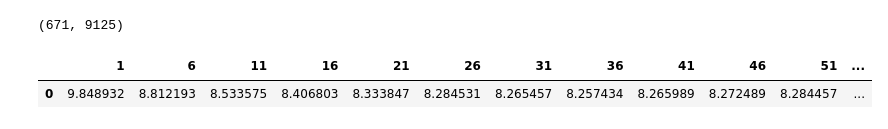
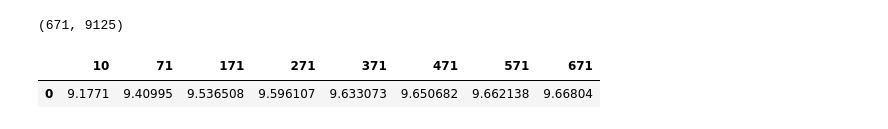
Before and after one commit to ElenaVillano/sistemas_recomendacion, a Jupyter notebook: el_bueno.ipynb, the cells around one changed output. Cells and saved outputs as stored; diff of their text form; code cells hidden in the pictures.

```diff
--- a/el_bueno.ipynb
+++ b/el_bueno.ipynb
@@ -255,5 +187,5 @@ def plot_learning_curve(model):
 # %%
-als = ExplicitMF(n_iters = 20, n_factors = 600, reg = 1)
+als = ExplicitMF(n_iters = 15, k = 36, _lambda = 0.01)
 als.fit(train, test)
 plot_learning_curve(als)
 # %% [output]
@@ -261,8 +197,9 @@ plot_learning_curve(als)
 # %%
-K = 5
+n_folds = 5
 # %%
 K_list = []
-for i in range(1, 100, 5):
+#for i in range(1, train.shape[0], 10):
+for i in range(1, train.shape[0], 100):
     K_list.append(i)
 # %%
 K_list
@@ -271,5 +208,5 @@ K_list
 # %%
-#K_list = [10,71,171,271,371,471,571,671]
+K_list = [10,71,171,271,371,471,571,671]
 # %%
 df_k = pd.DataFrame(0.0, index=range(1), columns=K_list)
 data = train
@@ -278,32 +215,35 @@ data.shape
 # %% [output]
 (671, 9125)
 # %%
+df_k = pd.DataFrame(0.0, index=range(1), columns=K_list)
+data = train
+
 # Dividimos los datos en chunk de igual tamaño de forma vertical
-chunks = np.hsplit(data, K)
+chunks = np.hsplit(data, n_folds)
 for k in K_list:
     error = 0.0
-    for i in range(1, int(K)):
+    for i in range(1, int(n_folds)):
 
         # El chunk i será nuestro bloque de datos de prueba
         test_data = chunks[i]
 
         # Entrenamos con todos los otros datos menos con el chunk[i]
         train_data = chunks.copy()
         train_data.pop(i)
         train_data = np.concatenate(train_data)
 
-        als = ExplicitMF(n_iters = 15, n_factors = k, reg = 0.01)
-        als.fit(train, test)
-        error += np.mean(als.test_mse_record)
-    error /= K
+        als = ExplicitMF(n_iters = 15, k = k, _lambda = 0.01)
+        als.fit(train_data, test_data)
+        error += als.test_mse_record[1]
+    error /= n_folds
 
     df_k[k][0] = error
 
 #df_k.idxmin(axis=1)[0]
 df_k
 # %% [output]
-|  | 1 | 6 | 11 | 16 | 21 | 26 | 31 | 36 | 41 | 46 | 51 | ... |
-| 0 | 9.848932 | 8.812193 | 8.533575 | 8.406803 | 8.333847 | 8.284531 | 8.265457 | 8.257434 | 8.265989 | 8.272489 | 8.284457 | ... |
+|  | 10 | 71 | 171 | 271 | 371 | 471 | 571 | 671 |
+| 0 | 9.1771 | 9.40995 | 9.536508 | 9.596107 | 9.633073 | 9.650682 | 9.662138 | 9.66804 |
 # %%
 df_k.iloc[0]
 # %% [output]
```
Also changed, not shown: parts of 38 cells of this notebook.
